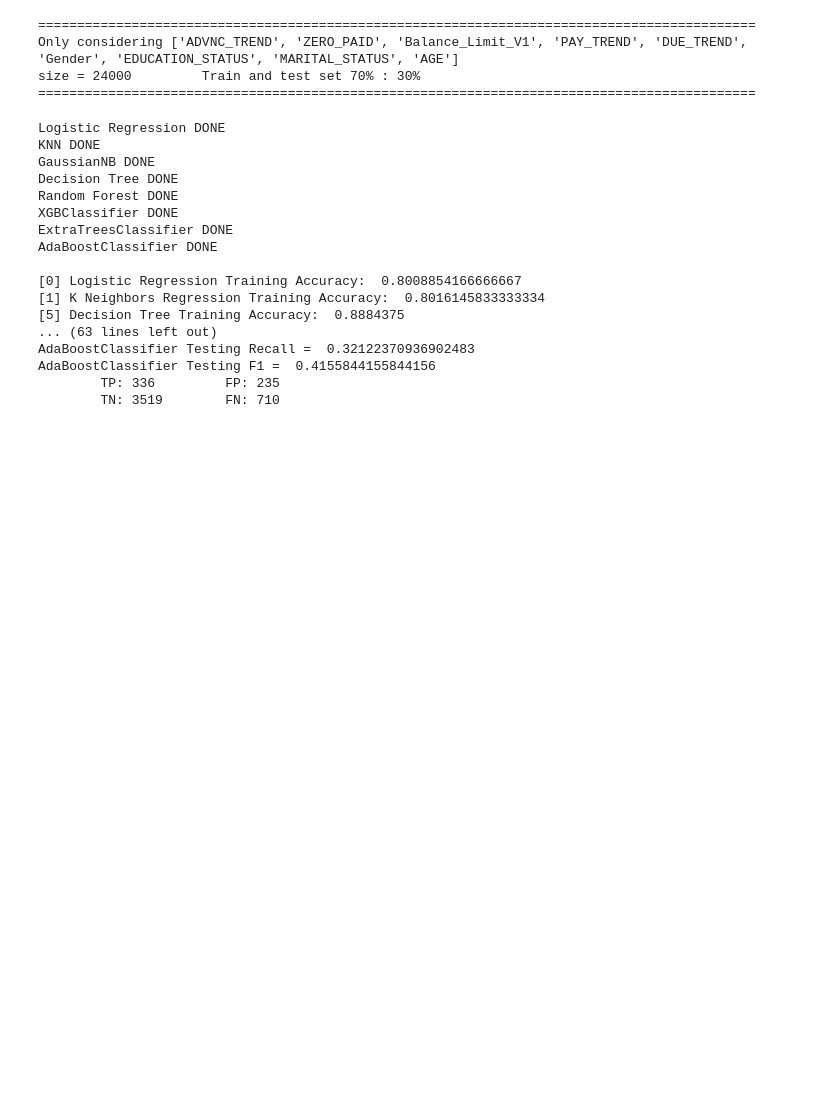
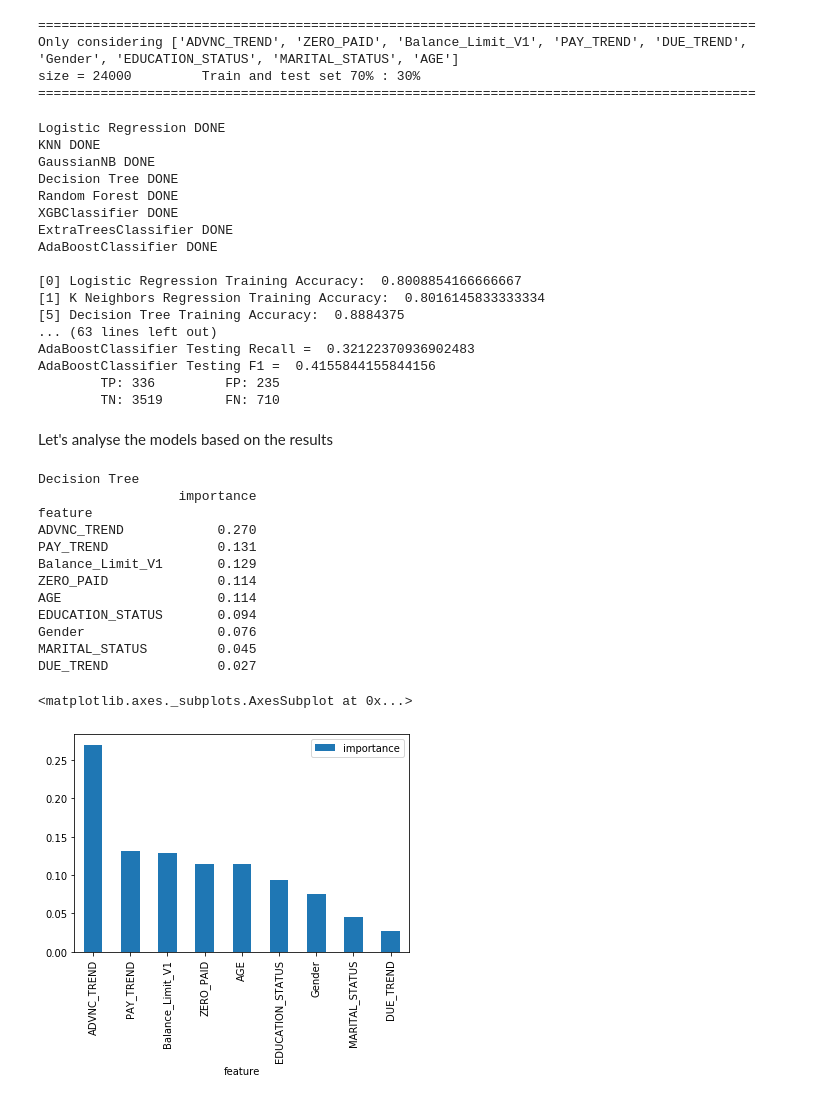
Before and after one commit to hiruna72/ds1018, a Jupyter notebook: process.py.ipynb, the cells around one changed output. Cells and saved outputs as stored; diff of their text form; code cells hidden in the pictures; blank space fills up the shorter version.

Commit message:
analysing models based on results

```diff
--- a/process.py.ipynb
+++ b/process.py.ipynb
@@ -550,3 +550,29 @@ AdaBoostClassifier Testing Recall =  0.32122370936902483
 AdaBoostClassifier Testing F1 =  0.4155844155844156
         TP: 336         FP: 235
         TN: 3519        FN: 710
+# %% [markdown]
+Let's analyse the models based on the results
+# %%
+print("Decision Tree")
+i=2
+forest=model[i]
+importances =pd.DataFrame({"feature":p,"importance":np.round(forest.feature_importances_,3)})
+importances = importances.sort_values("importance",ascending=False).set_index("feature")
+
+print(importances)
+importances.plot.bar()
+# %% [output]
+Decision Tree
+                  importance
+feature
+ADVNC_TREND            0.270
+PAY_TREND              0.131
+Balance_Limit_V1       0.129
+ZERO_PAID              0.114
+AGE                    0.114
+EDUCATION_STATUS       0.094
+Gender                 0.076
+MARITAL_STATUS         0.045
+DUE_TREND              0.027
+<matplotlib.axes._subplots.AxesSubplot at 0x...>
+[figure, added]
```
Also changed, not shown: parts of 5 cells of this notebook.
